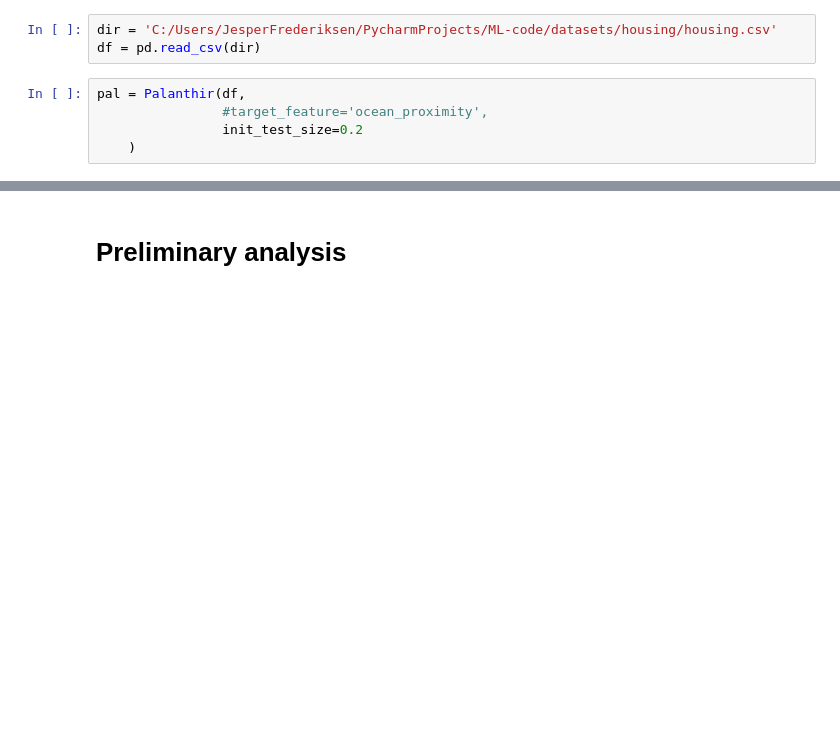
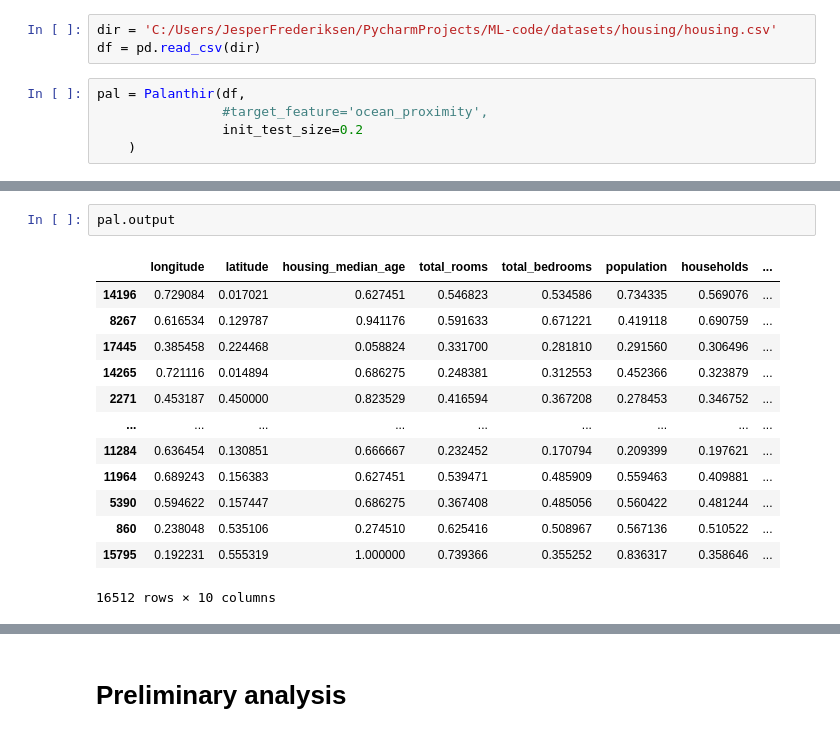
Before and after one commit to B0llemis/MLcode, a Jupyter notebook: Palanthir Experiment.ipynb, the cells around one changed output, grey strips where cells are left out. Cells and saved outputs as stored; diff of their text form; blank space fills up the shorter version.

```diff
--- a/Palanthir Experiment.ipynb
+++ b/Palanthir Experiment.ipynb
@@ -420,4 +430,20 @@ pal.fill_nulls(strategy="median").scale(strategy="MinMax").encode_order().execut
 4128 rows × 10 columns
+# %%
+pal.output
+# %% [output]
+|  | longitude | latitude | housing_median_age | total_rooms | total_bedrooms | population | households | ... |
+| 14196 | 0.729084 | 0.017021 | 0.627451 | 0.546823 | 0.534586 | 0.734335 | 0.569076 | ... |
+| 8267 | 0.616534 | 0.129787 | 0.941176 | 0.591633 | 0.671221 | 0.419118 | 0.690759 | ... |
+| 17445 | 0.385458 | 0.224468 | 0.058824 | 0.331700 | 0.281810 | 0.291560 | 0.306496 | ... |
+| 14265 | 0.721116 | 0.014894 | 0.686275 | 0.248381 | 0.312553 | 0.452366 | 0.323879 | ... |
+| 2271 | 0.453187 | 0.450000 | 0.823529 | 0.416594 | 0.367208 | 0.278453 | 0.346752 | ... |
+| ... | ... | ... | ... | ... | ... | ... | ... | ... |
+| 11284 | 0.636454 | 0.130851 | 0.666667 | 0.232452 | 0.170794 | 0.209399 | 0.197621 | ... |
+| 11964 | 0.689243 | 0.156383 | 0.627451 | 0.539471 | 0.485909 | 0.559463 | 0.409881 | ... |
+| 5390 | 0.594622 | 0.157447 | 0.686275 | 0.367408 | 0.485056 | 0.560422 | 0.481244 | ... |
+| 860 | 0.238048 | 0.535106 | 0.274510 | 0.625416 | 0.508967 | 0.567136 | 0.510522 | ... |
+| 15795 | 0.192231 | 0.555319 | 1.000000 | 0.739366 | 0.355252 | 0.836317 | 0.358646 | ... |
+16512 rows × 10 columns
 # %%
 pal.transformed_test
 # %% [output]
```
Also changed, not shown: parts of 8 cells of this notebook, 1 other file.
